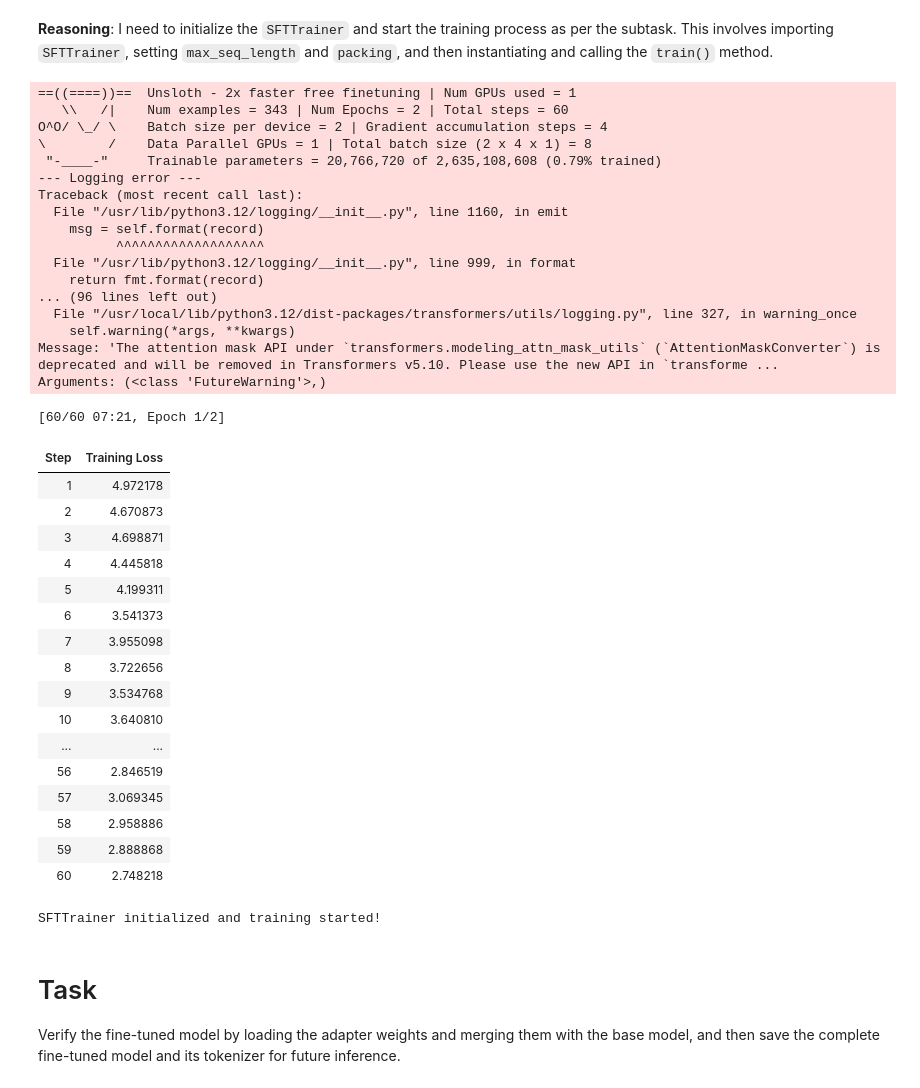
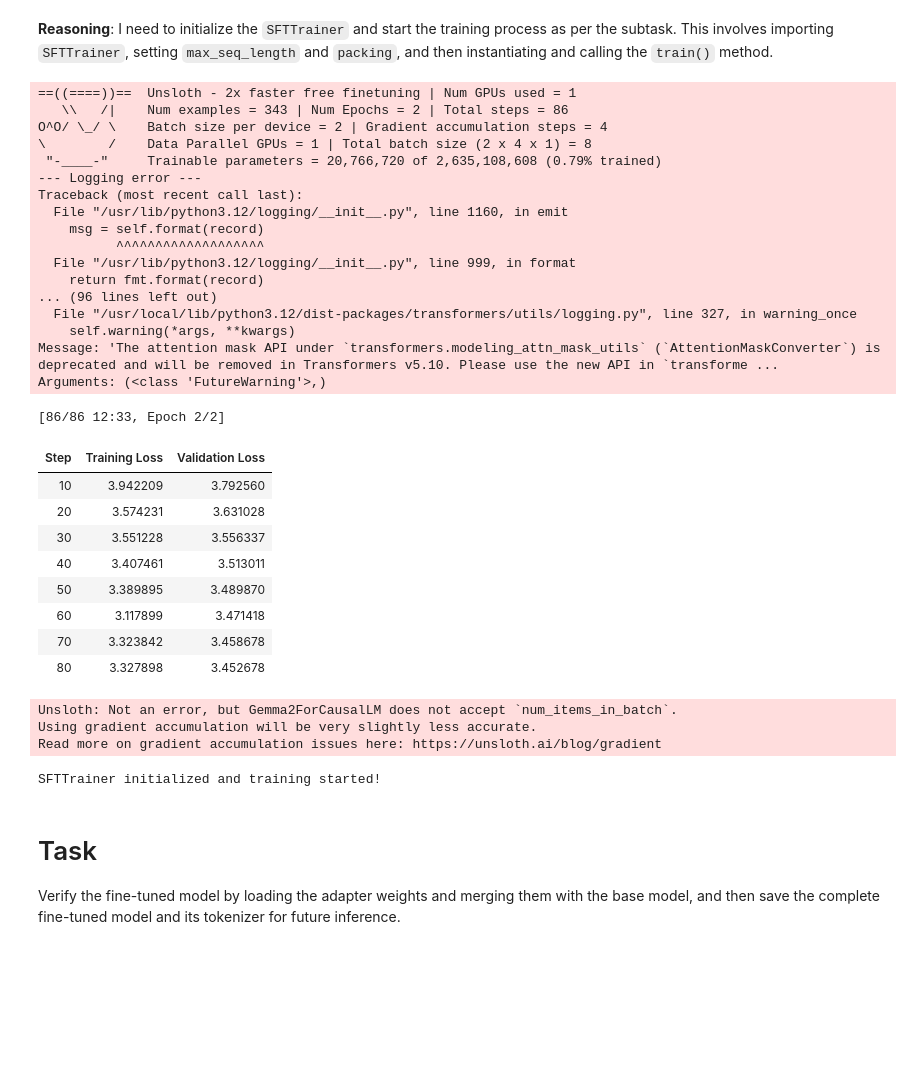
Before and after one commit to duckytej/Ai_, a Jupyter notebook: chapter_appendix-tools-for-deep-learning/jupyter.ipynb, the cells around one changed output. Cells and saved outputs as stored; diff of their text form; code cells hidden in the pictures; blank space fills up the shorter version.

```diff
--- a/chapter_appendix-tools-for-deep-learning/jupyter.ipynb
+++ b/chapter_appendix-tools-for-deep-learning/jupyter.ipynb
@@ -280,16 +288,30 @@ import torch
 
 training_arguments = TrainingArguments(
     per_device_train_batch_size = 2,
+    per_device_eval_batch_size=2,
     gradient_accumulation_steps = 4,
     warmup_steps = 5,
-    max_steps = 60,
+    num_train_epochs=2,
     learning_rate = 2e-4,
     fp16 = not torch.cuda.is_bf16_supported(),
     bf16 = torch.cuda.is_bf16_supported(),
-    logging_steps = 1,
+    logging_steps = 2,
     optim = "adamw_8bit",
     seed = 3407,
     output_dir = "outputs",
+
+    eval_strategy="steps",                # evaluate every `eval_steps`
+    eval_steps=10,                               # adjust as needed
+    logging_strategy="steps",
+
+    save_strategy="steps",
+    save_steps=20,                                # save every 20 steps
+    save_total_limit=2,                           # keep only last 2 checkpoints
+    load_best_model_at_end=True,
+
+    metric_for_best_model="eval_loss",            # we care about eval loss
+    greater_is_better=False,
+
 )
 
 print("Training arguments defined successfully!")
@@ -313,54 +335,55 @@ max_seq_length = 2048 # This should match the model's max_seq_length
 trainer = SFTTrainer(
     model = model,
     tokenizer = tokenizer,
     train_dataset = dataset['train'],
     eval_dataset = dataset['test'],
     args = training_arguments,
     max_seq_length = max_seq_length,
-    packing = True,
+    packing = False,
+)
+trainer = train_on_responses_only(
+    trainer,
+    tokenizer=tokenizer,
+    instruction_part="<start_of_turn>user\n",
+    response_part="<start_of_turn>model\n",
 )
 
 # Start training
 trainer.train()
 
 print("SFTTrainer initialized and training started!")
 # %% [output]
 ==((====))==  Unsloth - 2x faster free finetuning | Num GPUs used = 1
-   \\   /|    Num examples = 343 | Num Epochs = 2 | Total steps = 60
+   \\   /|    Num examples = 343 | Num Epochs = 2 | Total steps = 86
 O^O/ \_/ \    Batch size per device = 2 | Gradient accumulation steps = 4
 \        /    Data Parallel GPUs = 1 | Total batch size (2 x 4 x 1) = 8
  "-____-"     Trainable parameters = 20,766,720 of 2,635,108,608 (0.79% trained)
 --- Logging error ---
 Traceback (most recent call last):
   File "/usr/lib/python3.12/logging/__init__.py", line 1160, in emit
     msg = self.format(record)
           ^^^^^^^^^^^^^^^^^^^
   File "/usr/lib/python3.12/logging/__init__.py", line 999, in format
     return fmt.format(record)
 ... (96 lines left out)
   File "/usr/local/lib/python3.12/dist-packages/transformers/utils/logging.py", line 327, in warning_once
     self.warning(*args, **kwargs)
 Message: 'The attention mask API under `transformers.modeling_attn_mask_utils` (`AttentionMaskConverter`) is deprecated and will be removed in Transformers v5.10. Please use the new API in `transforme ...
 Arguments: (<class 'FutureWarning'>,)
-[60/60 07:21, Epoch 1/2]
+[86/86 12:33, Epoch 2/2]
-| Step | Training Loss |
-| 1 | 4.972178 |
-| 2 | 4.670873 |
-| 3 | 4.698871 |
-| 4 | 4.445818 |
-| 5 | 4.199311 |
-| 6 | 3.541373 |
-| 7 | 3.955098 |
-| 8 | 3.722656 |
-| 9 | 3.534768 |
-| 10 | 3.640810 |
-| ... | ... |
-| 56 | 2.846519 |
-| 57 | 3.069345 |
-| 58 | 2.958886 |
-| 59 | 2.888868 |
-| 60 | 2.748218 |
+| Step | Training Loss | Validation Loss |
+| 10 | 3.942209 | 3.792560 |
+| 20 | 3.574231 | 3.631028 |
+| 30 | 3.551228 | 3.556337 |
+| 40 | 3.407461 | 3.513011 |
+| 50 | 3.389895 | 3.489870 |
+| 60 | 3.117899 | 3.471418 |
+| 70 | 3.323842 | 3.458678 |
+| 80 | 3.327898 | 3.452678 |
-SFTTrainer initialized and training started!
+Unsloth: Not an error, but Gemma2ForCausalLM does not accept `num_items_in_batch`.
+Using gradient accumulation will be very slightly less accurate.
+Read more on gradient accumulation issues here: https://unsloth.ai/blog/gradient
+SFTTrainer initialized and training started!
 # %% [markdown]
 # Task
 Verify the fine-tuned model by loading the adapter weights and merging them with the base model, and then save the complete fine-tuned model and its tokenizer for future inference.
```
Also changed, not shown: parts of 27 cells of this notebook.
